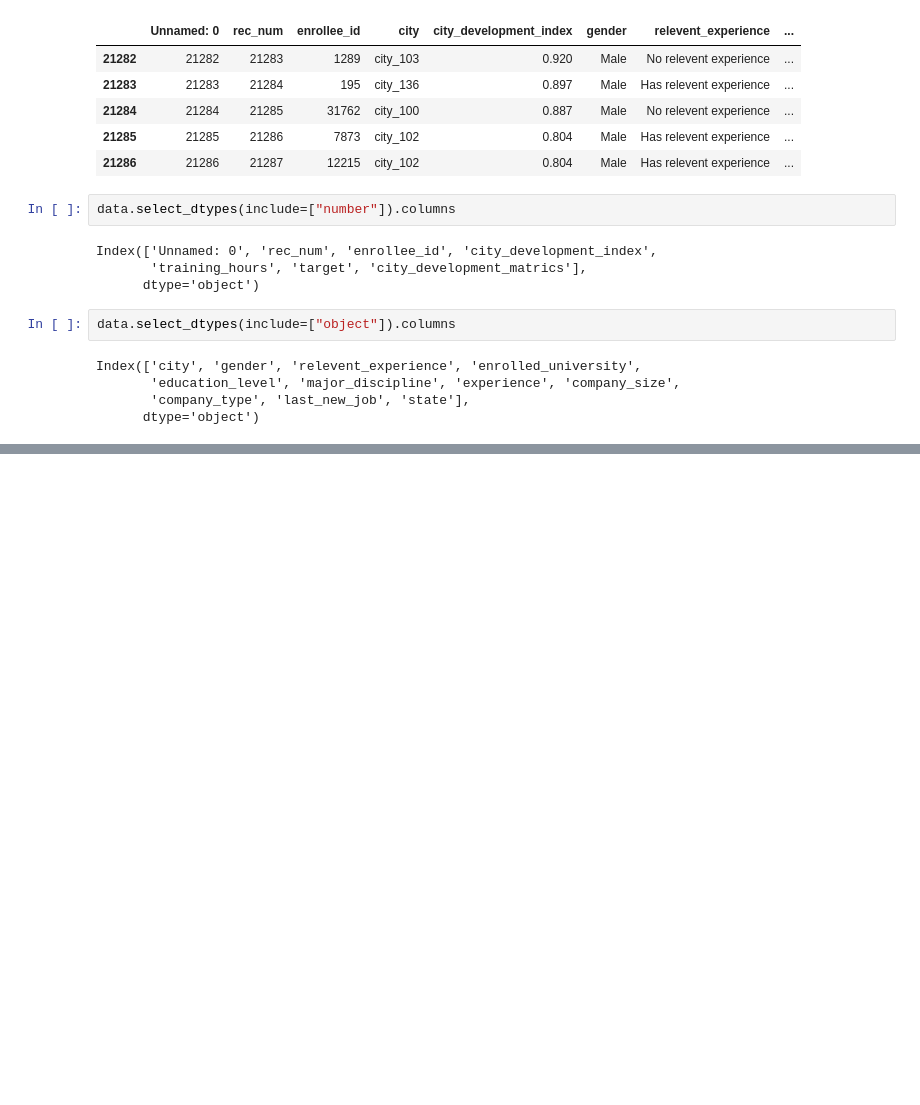
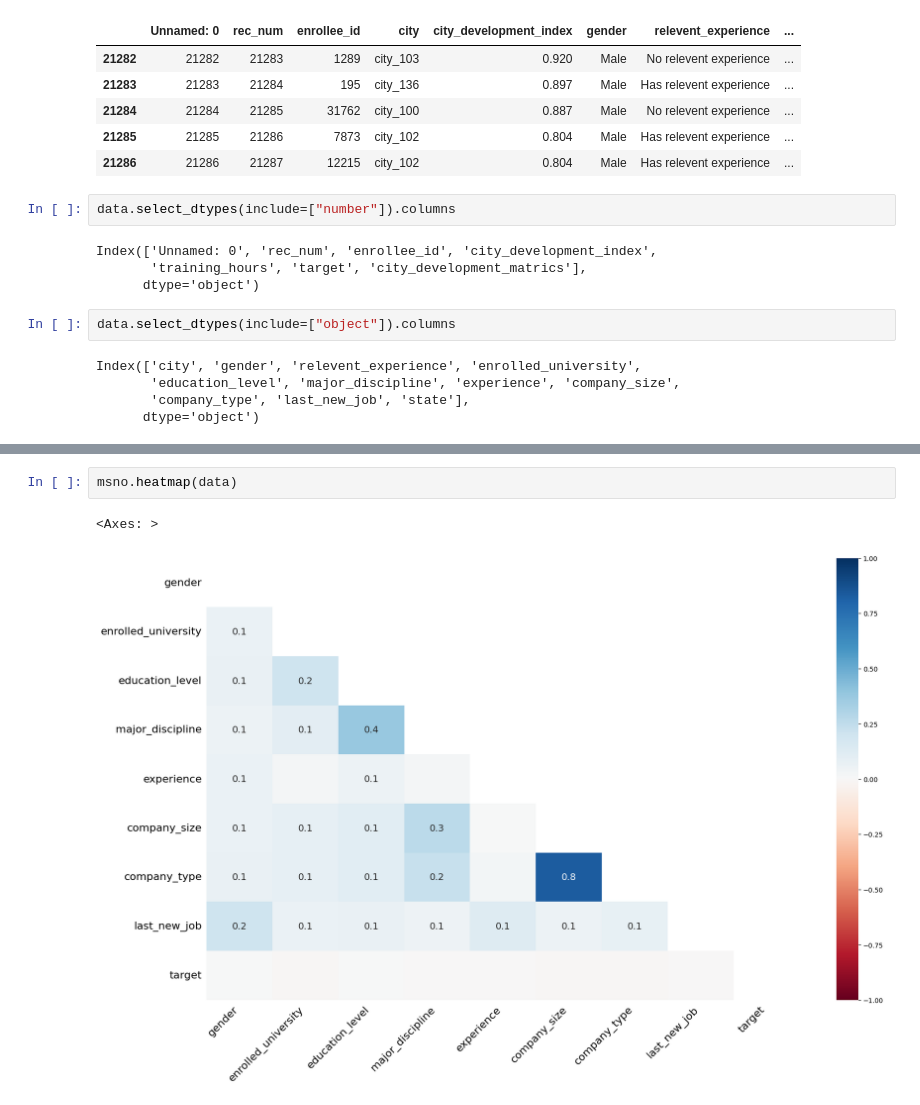
Before and after one commit to lucasmcclean/eda, a Jupyter notebook: eda.ipynb, the cells around one changed output, grey strips where cells are left out. Cells and saved outputs as stored; diff of their text form; blank space fills up the shorter version.

```diff
--- a/eda.ipynb
+++ b/eda.ipynb
@@ -79,0 +162,5 @@ Index(['city', 'gender', 'relevent_experience', 'enrolled_university',
+# %%
+msno.heatmap(data)
+# %% [output]
+<Axes: >
+[figure, added]
```
Also changed, not shown: parts of 8 cells of this notebook.
